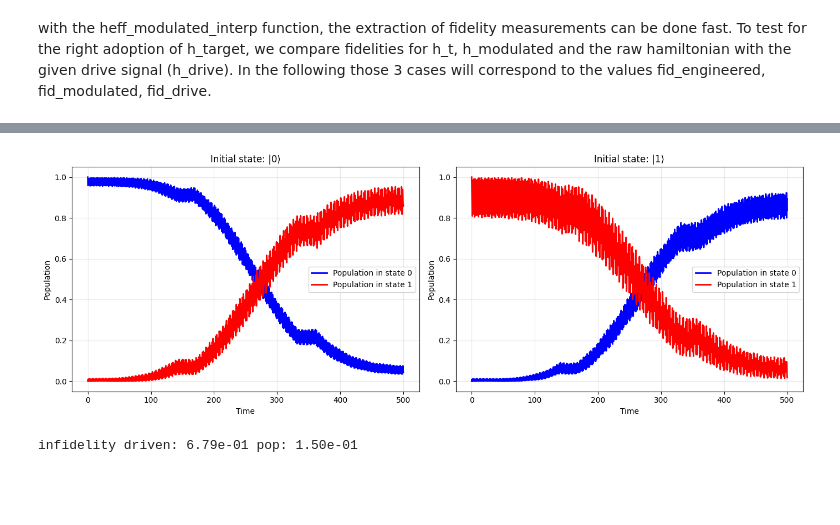
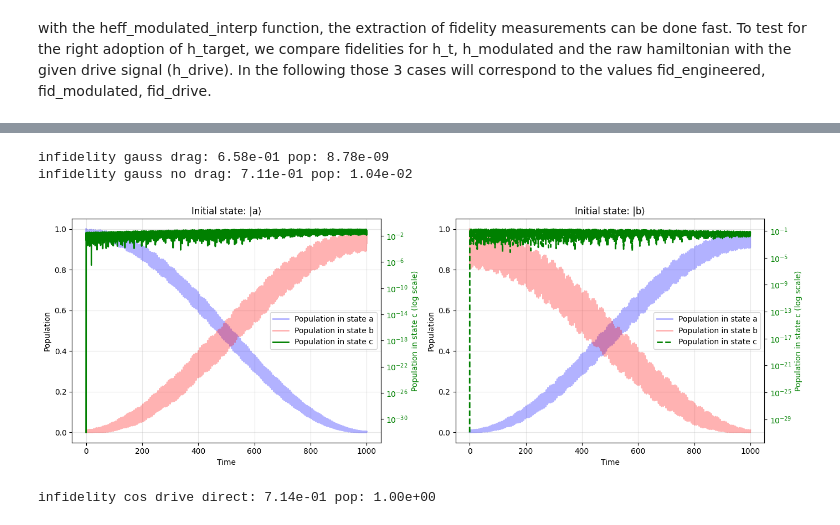
Before and after one commit to FlorianMaier04/TransmonCouplerSimulation, a Jupyter notebook: heff.ipynb, the cells around one changed output, grey strips where cells are left out. Saved outputs shown, nothing was run; the diff lists cells and outputs as text; code cells hidden in the pictures; blank space fills up the shorter version.

```diff
--- a/heff.ipynb
+++ b/heff.ipynb
@@ -390,9 +363,27 @@ infidelity modulated pop: 7.15e-02
 # %%
 # simulate the result directly over H0 and V1 from s
 lh = [s.H0_dressed, [s.V1_dressed, drive_signal_interp]]
-f_d = extract_fidelity(lh, tlist_fid, sim=s)
-fpop_d = extract_pop_fid(lh, tlist_fid, sim=s, plot=True)['iswap_fidelity']
-print(f"infidelity driven: {(1-f_d):.2e} pop: {(1-fpop_d):.2e}")
+# f_d = extract_fidelity(lh, tlist_fid, sim=s)
+fpop_d = extract_pop_fid(lh, tlist_fid, plot=True, plot_c=True, s=s)['iswap_fidelity']
+# print(f"infidelity driven: {(1-f_d):.2e} pop: {(1-fpop_d):.2e}")
-# %% [output]
-[figure, removed]
-infidelity driven: 6.79e-01 pop: 1.50e-01
+# %%
+# engineered
+tlist_fid = np.linspace(0, tg, 2300)
+f_e = extract_fidelity(ht, tlist_fid)
+fpop_e = extract_pop_fid(ht, tlist_fid, plot=False)['iswap_fidelity']
+print(f"infidelity gauss drag: {(1-f_e):.2e} pop: {(1-fpop_e):.2e}")
+# compare to an effective hamiltonian without drag
+ht_nodrag, args = compute_htarget(tg, use_drag=False)
+f_e_nodrag = extract_fidelity(ht_nodrag, tlist_fid)
+fpop_e_nodrag = extract_pop_fid(ht_nodrag, tlist_fid, plot=False)['iswap_fidelity']
+print(f"infidelity gauss no drag: {(1-f_e_nodrag):.2e} pop: {(1-fpop_e_nodrag):.2e}")
+# verify that drag improves the engineered outcome
+h_cos = [s.H0_dressed, [s.V1_dressed, lambda t, args: cos_amp * np.cos(cos_wd * t)]]
+f_e_nodrag = extract_fidelity(h_cos, tlist_fid, sim = s)
+fpop_e_nodrag = extract_pop_fid(h_cos, tlist_fid, s=s, plot=True, plot_c = True)['iswap_fidelity']
+print(f"infidelity cos drive direct: {(1-f_e_nodrag):.2e} pop: {(1-fpop_e_nodrag):.2e}")
+# %% [output]
+infidelity gauss drag: 6.58e-01 pop: 8.78e-09
+infidelity gauss no drag: 7.11e-01 pop: 1.04e-02
+[figure, added]
+infidelity cos drive direct: 7.14e-01 pop: 1.00e+00
```
Also changed, not shown: parts of 13 cells of this notebook, 9 other files.
